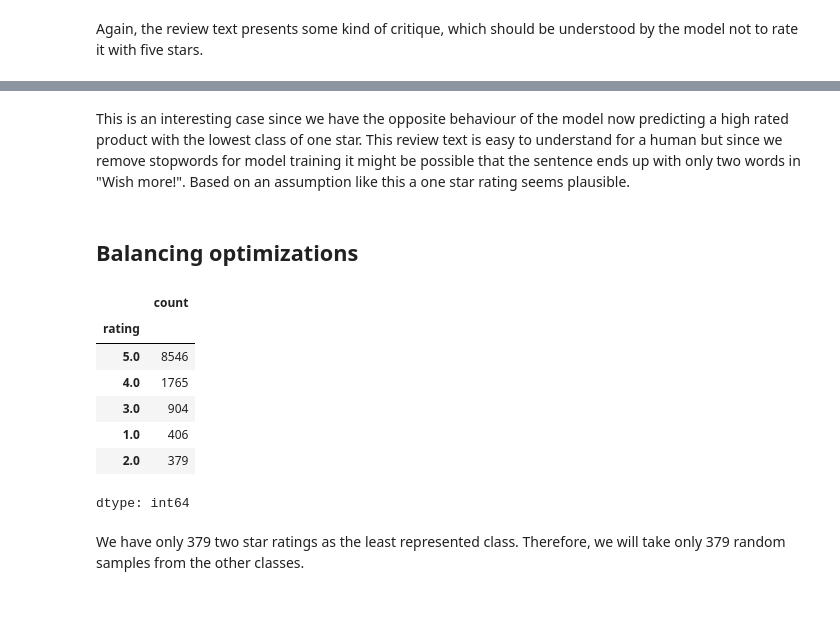
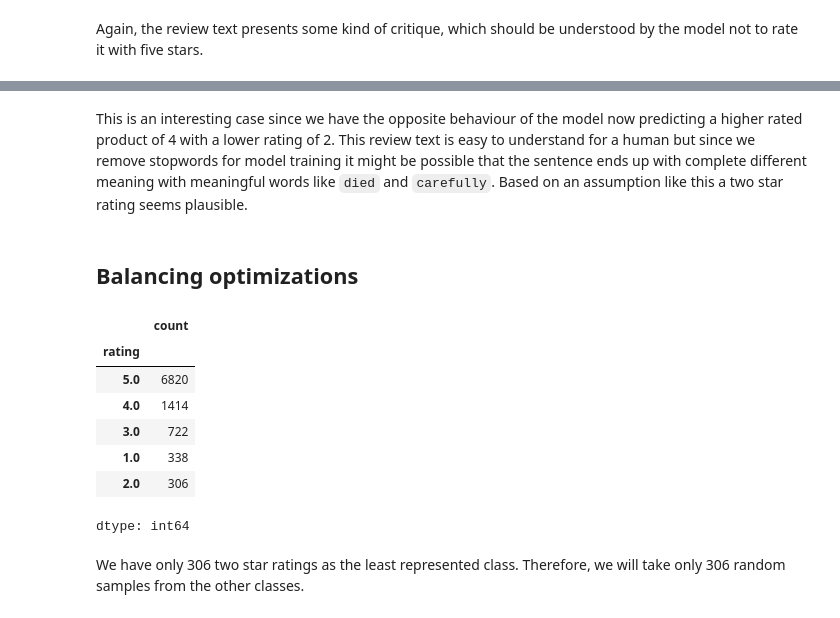
Before and after one commit to lebe1/text-oriented-data-science-project, a Jupyter notebook: Data_Modeling.ipynb, the cells around one changed output, grey strips where cells are left out. Saved outputs shown, nothing was run; the diff lists cells and outputs as text; code cells hidden in the pictures.

Commit message:
Fix data leakage part

```diff
--- a/Data_Modeling.ipynb
+++ b/Data_Modeling.ipynb
@@ -123,3 +123,16 @@ df['preprocessedText'].head()
 | 3 | love smell bit expensive cant buy... |
 | 4 | found stuff japan wondered could ... |
 dtype: object
+# %%
+y = df['rating']
+X = pd.DataFrame({'preprocessedText': df['preprocessedText'], 'tokenized_text': df['tokenized_text'], 'reviewText': df["reviewText"]})
+
+X_train, X_test, y_train, y_test = train_test_split(X, y, test_size=0.2, random_state=42)
+
+# Combine train and test sets
+df_train = pd.DataFrame({'preprocessedText': X_train['preprocessedText'], 'tokenized_text': X_train['tokenized_text'], 'reviewText': X_train["reviewText"], 'rating': y_train})
+df_test = pd.DataFrame({'preprocessedText': X_test['preprocessedText'], 'tokenized_text': X_test['tokenized_text'], 'reviewText': X_test["reviewText"], 'rating': y_test})
+
+# Save them into csv files
+df_train.to_csv(folder_path + 'train.csv', index=True)
+df_test.to_csv(folder_path + 'test.csv', index=True)
@@ -465,19 +483,19 @@ df_misclassified.iloc[31]["reviewText"]
 # %% [markdown]
-This is an interesting case since we have the opposite behaviour of the model now predicting a high rated product with the lowest class of one star.
-This review text is easy to understand for a human but since we remove stopwords for model training it might be possible that the sentence ends up with only two words in "Wish more!". Based on an assumption like this a one star rating seems plausible.
+This is an interesting case since we have the opposite behaviour of the model now predicting a higher rated product of 4 with a lower rating of 2.
+This review text is easy to understand for a human but since we remove stopwords for model training it might be possible that the sentence ends up with complete different meaning with meaningful words like `died` and `carefully`. Based on an assumption like this a two star rating seems plausible.
 # %% [markdown]
 ## Balancing optimizations
 # %%
-df["rating"].value_counts()
+df_train["rating"].value_counts()
 # %% [output]
 |  | count |
 | rating |  |
-| 5.0 | 8546 |
-| 4.0 | 1765 |
-| 3.0 | 904 |
-| 1.0 | 406 |
-| 2.0 | 379 |
+| 5.0 | 6820 |
+| 4.0 | 1414 |
+| 3.0 | 722 |
+| 1.0 | 338 |
+| 2.0 | 306 |
 dtype: int64
 # %% [markdown]
-We have only 379 two star ratings as the least represented class. Therefore, we will take only 379 random samples from the other classes.
+We have only 306 two star ratings as the least represented class. Therefore, we will take only 306 random samples from the other classes.
 # %%
```
Also changed, not shown: parts of 39 cells of this notebook.
